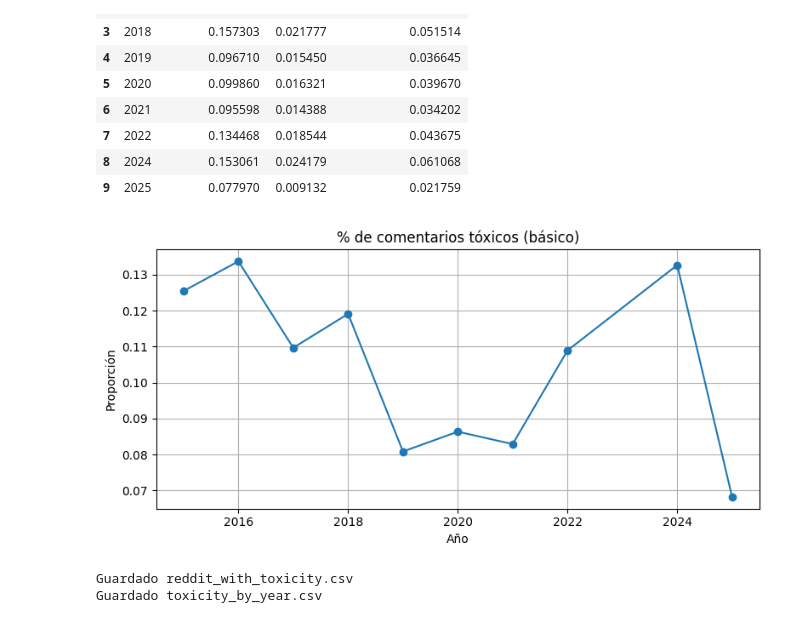
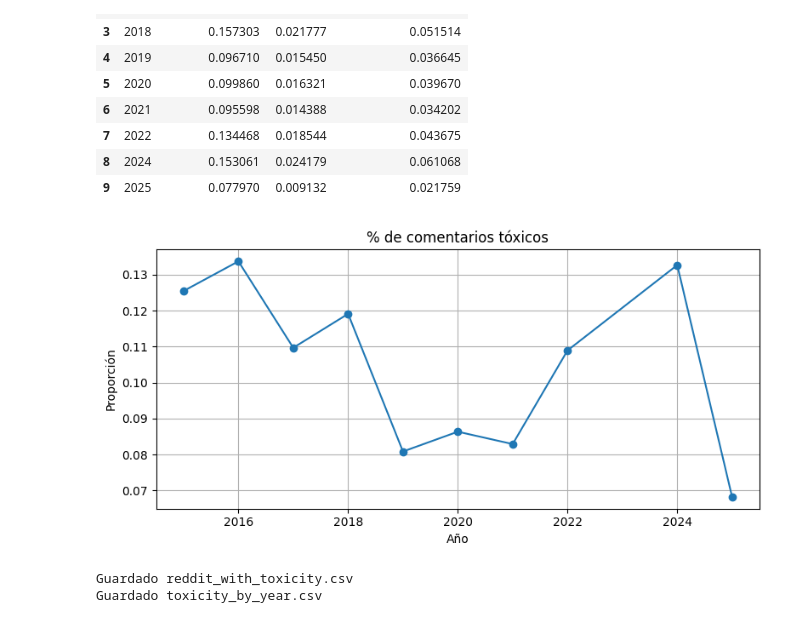
Before and after one commit to AnthonyFl22/ciencia-de-datos, a Jupyter notebook: 7° semestre/procesamiento-lenguaje-natural/proyecto/notebooks/04_bloque_4_toxicidad.ipynb, the cells around one changed output. Saved outputs shown, nothing was run; the diff lists cells and outputs as text; code cells hidden in the pictures.

```diff
--- a/7° semestre/procesamiento-lenguaje-natural/proyecto/notebooks/04_bloque_4_toxicidad.ipynb
+++ b/7° semestre/procesamiento-lenguaje-natural/proyecto/notebooks/04_bloque_4_toxicidad.ipynb
@@ -122,22 +122,22 @@ tox_by_year
 # %%
 df_tox["tox_has_toxic"] = df_tox["tox_has_toxic"].astype(int)
 
 percent_toxic = (
     df_tox.groupby("year")["tox_has_toxic"]
           .mean()
           .reset_index()
 )
 
 plt.figure(figsize=(8,4))
 plt.plot(percent_toxic["year"], percent_toxic["tox_has_toxic"], marker="o")
-plt.title("% de comentarios tóxicos (básico)")
+plt.title("% de comentarios tóxicos")
 plt.xlabel("Año")
 plt.ylabel("Proporción")
 plt.grid(True)
 plt.tight_layout()
 plt.show()
 # %% [output]
-[figure, old version]
+[figure, new version]
 # %%
 df_tox.to_csv(DATA_PROCESSED_DIR / "reddit_with_toxicity.csv", index=False)
 tox_by_year.to_csv(DATA_PROCESSED_DIR / "toxicity_by_year.csv", index=False)
```
Also changed, not shown: parts of 1 cell of this notebook, 10 other files.
